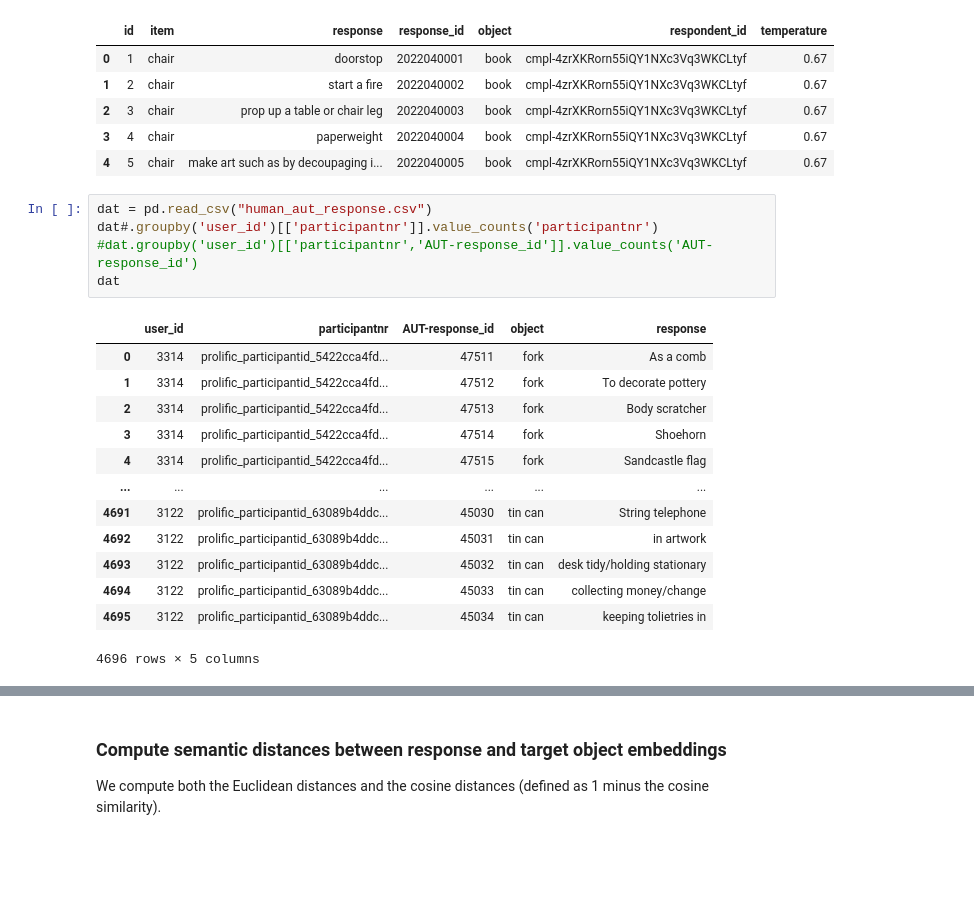
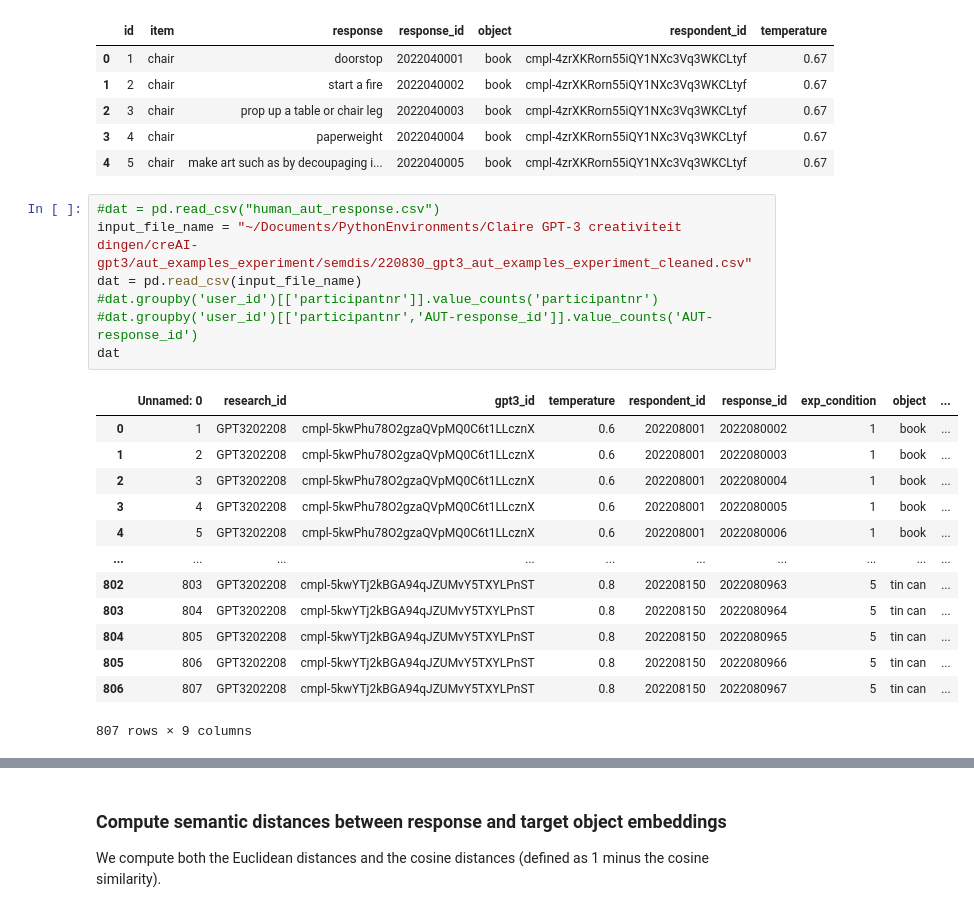
Before and after one commit to cstevenson-uva/creAI-gpt3, a Jupyter notebook: aut_examples_experiment/semdis/semdis_computations_spacy.ipynb, the cells around one changed output, grey strips where cells are left out. Saved outputs shown, nothing was run; the diff lists cells and outputs as text; blank space fills up the shorter version.

```diff
--- a/aut_examples_experiment/semdis/semdis_computations_spacy.ipynb
+++ b/aut_examples_experiment/semdis/semdis_computations_spacy.ipynb
@@ -32,23 +32,25 @@ pd.read_csv("aut_semdis_input.csv").head()
 | 3 | 4 | chair | paperweight | 2022040004 | book | cmpl-4zrXKRorn55iQY1NXc3Vq3WKCLtyf | 0.67 |
 | 4 | 5 | chair | make art such as by decoupaging i... | 2022040005 | book | cmpl-4zrXKRorn55iQY1NXc3Vq3WKCLtyf | 0.67 |
 # %%
-dat = pd.read_csv("human_aut_response.csv")
-dat#.groupby('user_id')[['participantnr']].value_counts('participantnr')
+#dat = pd.read_csv("human_aut_response.csv")
+input_file_name = "~/Documents/PythonEnvironments/Claire GPT-3 creativiteit dingen/creAI-gpt3/aut_examples_experiment/semdis/220830_gpt3_aut_examples_experiment_cleaned.csv"
+dat = pd.read_csv(input_file_name)
+#dat.groupby('user_id')[['participantnr']].value_counts('participantnr')
 #dat.groupby('user_id')[['participantnr','AUT-response_id']].value_counts('AUT-response_id')
 dat
 # %% [output]
-|  | user_id | participantnr | AUT-response_id | object | response |
-| 0 | 3314 | prolific_participantid_5422cca4fd... | 47511 | fork | As a comb |
-| 1 | 3314 | prolific_participantid_5422cca4fd... | 47512 | fork | To decorate pottery |
-| 2 | 3314 | prolific_participantid_5422cca4fd... | 47513 | fork | Body scratcher |
-| 3 | 3314 | prolific_participantid_5422cca4fd... | 47514 | fork | Shoehorn |
-| 4 | 3314 | prolific_participantid_5422cca4fd... | 47515 | fork | Sandcastle flag |
-| ... | ... | ... | ... | ... | ... |
-| 4691 | 3122 | prolific_participantid_63089b4ddc... | 45030 | tin can | String telephone |
-| 4692 | 3122 | prolific_participantid_63089b4ddc... | 45031 | tin can | in artwork |
-| 4693 | 3122 | prolific_participantid_63089b4ddc... | 45032 | tin can | desk tidy/holding stationary |
-| 4694 | 3122 | prolific_participantid_63089b4ddc... | 45033 | tin can | collecting money/change |
-| 4695 | 3122 | prolific_participantid_63089b4ddc... | 45034 | tin can | keeping tolietries in |
+|  | Unnamed: 0 | research_id | gpt3_id | temperature | respondent_id | response_id | exp_condition | object | ... |
+| 0 | 1 | GPT3202208 | cmpl-5kwPhu78O2gzaQVpMQ0C6t1LLcznX | 0.6 | 202208001 | 2022080002 | 1 | book | ... |
+| 1 | 2 | GPT3202208 | cmpl-5kwPhu78O2gzaQVpMQ0C6t1LLcznX | 0.6 | 202208001 | 2022080003 | 1 | book | ... |
+| 2 | 3 | GPT3202208 | cmpl-5kwPhu78O2gzaQVpMQ0C6t1LLcznX | 0.6 | 202208001 | 2022080004 | 1 | book | ... |
+| 3 | 4 | GPT3202208 | cmpl-5kwPhu78O2gzaQVpMQ0C6t1LLcznX | 0.6 | 202208001 | 2022080005 | 1 | book | ... |
+| 4 | 5 | GPT3202208 | cmpl-5kwPhu78O2gzaQVpMQ0C6t1LLcznX | 0.6 | 202208001 | 2022080006 | 1 | book | ... |
+| ... | ... | ... | ... | ... | ... | ... | ... | ... | ... |
+| 802 | 803 | GPT3202208 | cmpl-5kwYTj2kBGA94qJZUMvY5TXYLPnST | 0.8 | 202208150 | 2022080963 | 5 | tin can | ... |
+| 803 | 804 | GPT3202208 | cmpl-5kwYTj2kBGA94qJZUMvY5TXYLPnST | 0.8 | 202208150 | 2022080964 | 5 | tin can | ... |
+| 804 | 805 | GPT3202208 | cmpl-5kwYTj2kBGA94qJZUMvY5TXYLPnST | 0.8 | 202208150 | 2022080965 | 5 | tin can | ... |
+| 805 | 806 | GPT3202208 | cmpl-5kwYTj2kBGA94qJZUMvY5TXYLPnST | 0.8 | 202208150 | 2022080966 | 5 | tin can | ... |
+| 806 | 807 | GPT3202208 | cmpl-5kwYTj2kBGA94qJZUMvY5TXYLPnST | 0.8 | 202208150 | 2022080967 | 5 | tin can | ... |
-4696 rows × 5 columns
+807 rows × 9 columns
 # %%
 # rename columns to conform with pilot data
```
Also changed, not shown: parts of 14 cells of this notebook, 2 other files.
